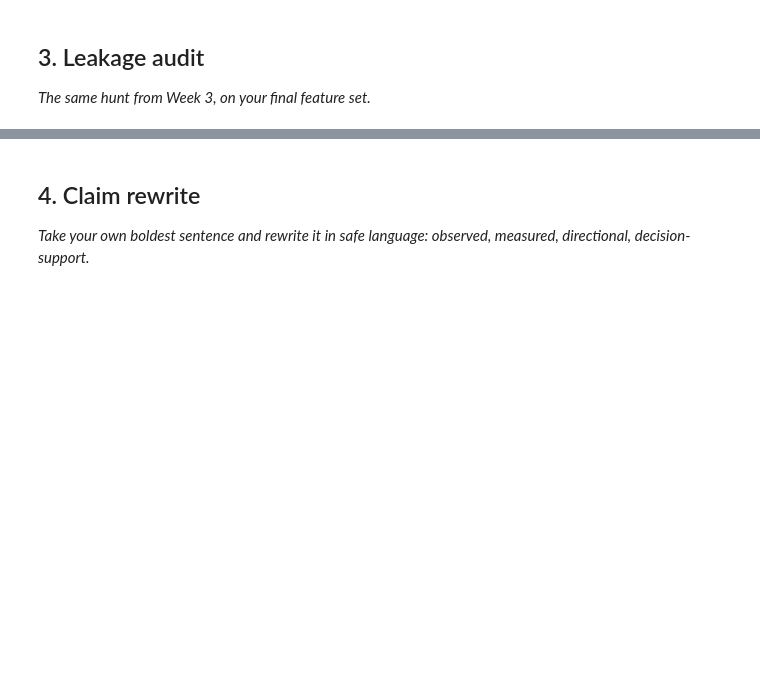
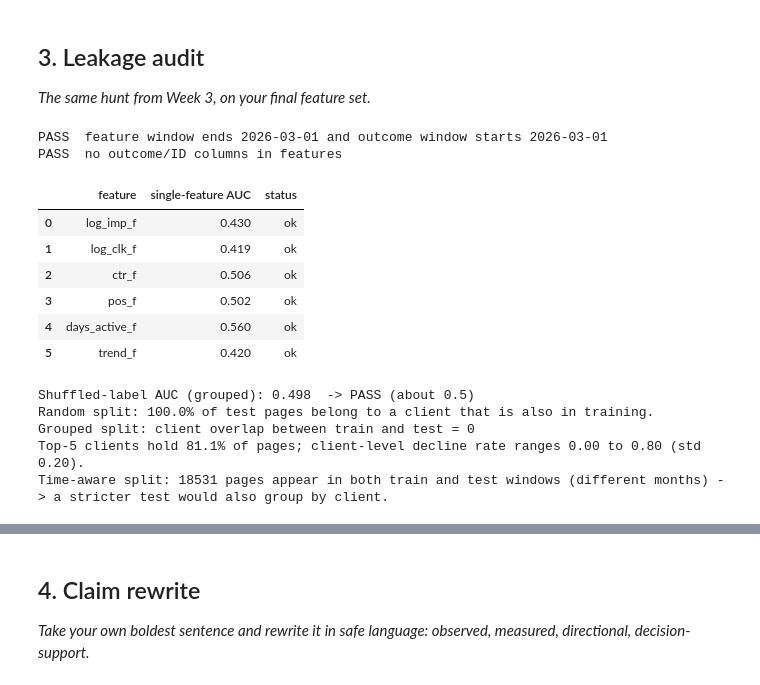
Before and after one commit to abdelrahmanmohamed05/FlyRank-AI, a Jupyter notebook: work/notebooks/w06_validation_audit.ipynb, the cells around one changed output, grey strips where cells are left out. Drawn from its saved outputs; the diff is of its cells as text; code cells hidden in the pictures; blank space fills up the shorter version.

```diff
--- a/work/notebooks/w06_validation_audit.ipynb
+++ b/work/notebooks/w06_validation_audit.ipynb
@@ -18,3 +253,60 @@ This skeleton is yours to fill. Work the sections **in order** — each one has
 ## 3. Leakage audit
 
 *The same hunt from Week 3, on your final feature set.*
+# %%
+# 1) Window discipline: features must come only from the feature month
+assert pd.Timestamp(CUR[1]) <= pd.Timestamp(CUR[2]), "feature window overlaps outcome window"
+print("PASS  feature window ends", CUR[1], "and outcome window starts", CUR[2])
+
+# 2) No outcome columns and no ID columns in the feature list
+bad = [c for c in FEATURES if c.endswith("_l") or c in ("y", "client_hash_id", "content_hash_id")]
+print("PASS  no outcome/ID columns in features" if not bad else f"FLAG  suspicious features: {bad}")
+
+# 3) Single-feature AUC: a single feature that separates classes almost perfectly is a red flag
+rows = []
+for f in FEATURES:
+    a = roc_auc_score(df["y"], df[f])
+    rows.append((f, round(a, 3), "FLAG" if (a > 0.9 or a < 0.1) else "ok"))
+display(pd.DataFrame(rows, columns=["feature", "single-feature AUC", "status"]))
+
+# 4) Shuffled-label sanity check under the grouped split: AUC should be about 0.5
+rng = np.random.default_rng(0)
+y_shuf = pd.Series(rng.permutation(df["y"].values), index=df.index)
+_, res_shuf = cv_eval(GroupKFold(5), use_groups=True, labels=y_shuf)
+print(f"Shuffled-label AUC (grouped): {res_shuf.auc.mean():.3f}  ->",
+      "PASS (about 0.5)" if abs(res_shuf.auc.mean() - 0.5) < 0.05 else "FLAG (check the pipeline)")
+
+# 5) Why the random split is optimistic: client overlap + client concentration
+tr_idx, te_idx = next(StratifiedKFold(5, shuffle=True, random_state=42).split(X, y))
+share_seen = df.loc[te_idx, "client_hash_id"].isin(set(df.loc[tr_idx, "client_hash_id"])).mean()
+print(f"Random split: {share_seen:.1%} of test pages belong to a client that is also in training.")
+grp_tr, grp_te = next(GroupKFold(5).split(X, y, groups))
+print("Grouped split: client overlap between train and test =",
+      len(set(groups.iloc[grp_tr]) & set(groups.iloc[grp_te])))
+
+client_stats = df.groupby("client_hash_id").agg(pages=("y", "size"), decline_rate=("y", "mean"))
+print(f"Top-5 clients hold {client_stats.pages.nlargest(5).sum() / len(df):.1%} of pages; "
+      f"client-level decline rate ranges {client_stats.decline_rate.min():.2f} to {client_stats.decline_rate.max():.2f} "
+      f"(std {client_stats.decline_rate.std():.2f}).")
+
+# 6) Same page in both time windows (time-aware split still shares pages across train and test)
+try:
+    same_pages = len(set(zip(prev.client_hash_id, prev.content_hash_id)) & set(zip(df.client_hash_id, df.content_hash_id)))
+    print(f"Time-aware split: {same_pages} pages appear in both train and test windows (different months) -> a stricter test would also group by client.")
+except NameError:
+    pass
+# %% [output]
+PASS  feature window ends 2026-03-01 and outcome window starts 2026-03-01
+PASS  no outcome/ID columns in features
+|  | feature | single-feature AUC | status |
+| 0 | log_imp_f | 0.430 | ok |
+| 1 | log_clk_f | 0.419 | ok |
+| 2 | ctr_f | 0.506 | ok |
+| 3 | pos_f | 0.502 | ok |
+| 4 | days_active_f | 0.560 | ok |
+| 5 | trend_f | 0.420 | ok |
+Shuffled-label AUC (grouped): 0.498  -> PASS (about 0.5)
+Random split: 100.0% of test pages belong to a client that is also in training.
+Grouped split: client overlap between train and test = 0
+Top-5 clients hold 81.1% of pages; client-level decline rate ranges 0.00 to 0.80 (std 0.20).
+Time-aware split: 18531 pages appear in both train and test windows (different months) -> a stricter test would also group by client.
```
Also changed, not shown: parts of 11 cells of this notebook.
